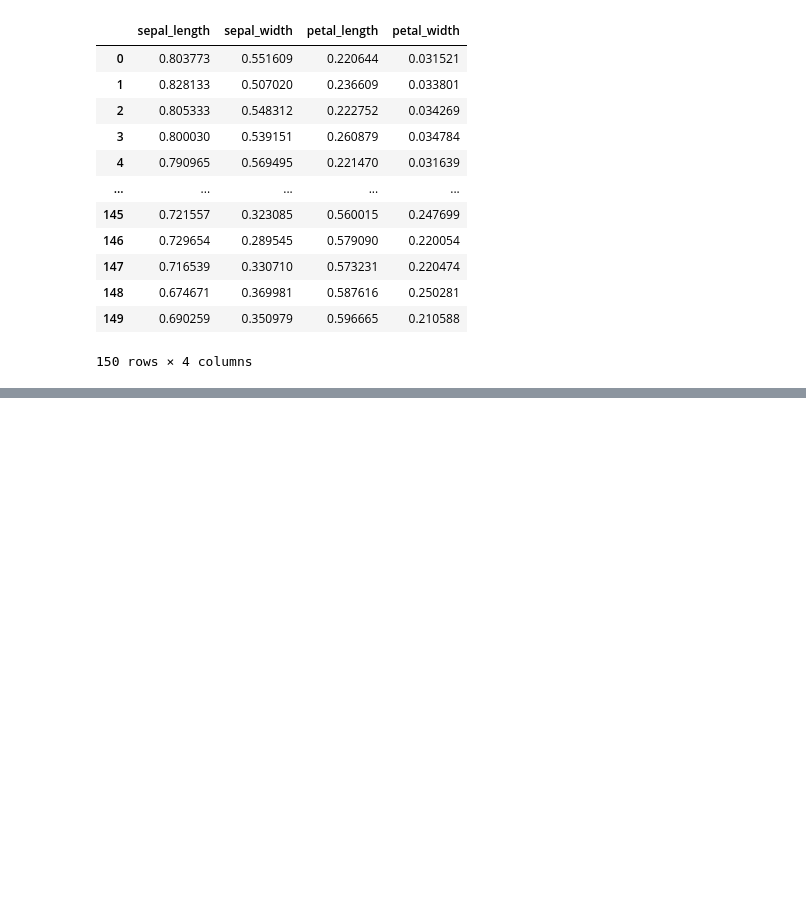
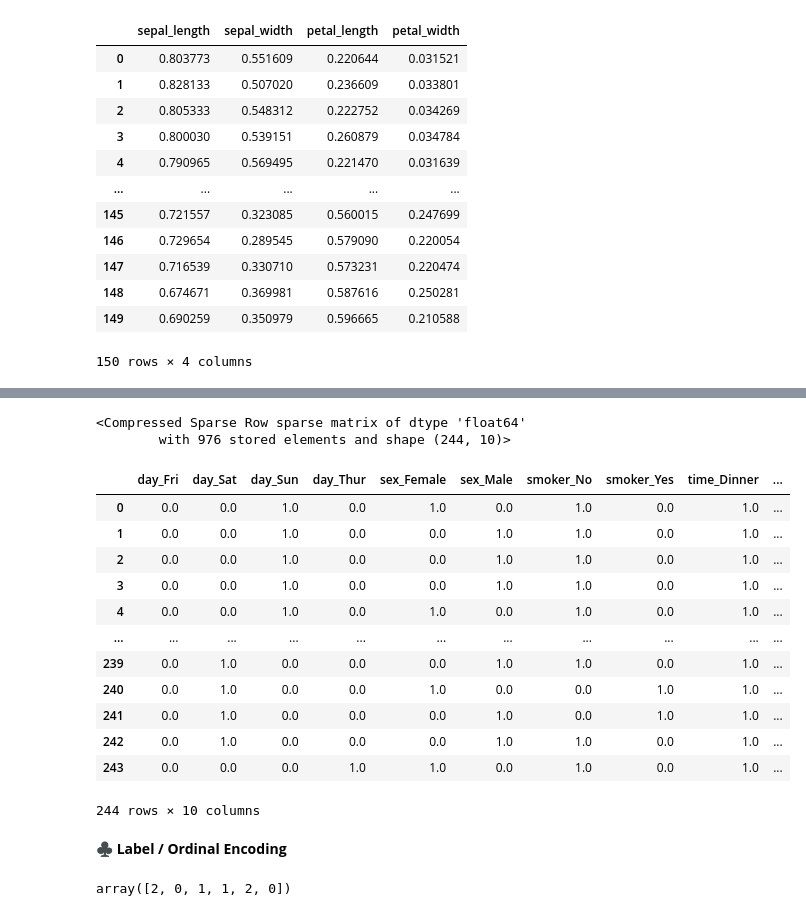
Before and after one commit to nirmal428/MachineLearning, a Jupyter notebook: FeatureEngineering.ipynb, the cells around one changed output, grey strips where cells are left out. Drawn from its saved outputs; the diff is of its cells as text; code cells hidden in the pictures; blank space fills up the shorter version.

```diff
--- a/FeatureEngineering.ipynb
+++ b/FeatureEngineering.ipynb
@@ -660,0 +749,2 @@ pd.DataFrame(normalize(df[['sepal_length','sepal_width','petal_length','petal_wi
+# %%
+df=sns.load_dataset("tips")
@@ -660,0 +762,29 @@ pd.DataFrame(normalize(df[['sepal_length','sepal_width','petal_length','petal_wi
+# %%
+ohe=OneHotEncoder()
+# %%
+encoded_data=ohe.fit_transform(df[['day','sex','smoker','time']])
+# %%
+encoded_data
+# %% [output]
+<Compressed Sparse Row sparse matrix of dtype 'float64'
+        with 976 stored elements and shape (244, 10)>
+# %%
+encoded_df=pd.DataFrame(encoded_data.toarray(),columns=ohe.get_feature_names_out())
+# %%
+encoded_df
+# %% [output]
+|  | day_Fri | day_Sat | day_Sun | day_Thur | sex_Female | sex_Male | smoker_No | smoker_Yes | time_Dinner | ... |
+| 0 | 0.0 | 0.0 | 1.0 | 0.0 | 1.0 | 0.0 | 1.0 | 0.0 | 1.0 | ... |
+| 1 | 0.0 | 0.0 | 1.0 | 0.0 | 0.0 | 1.0 | 1.0 | 0.0 | 1.0 | ... |
+| 2 | 0.0 | 0.0 | 1.0 | 0.0 | 0.0 | 1.0 | 1.0 | 0.0 | 1.0 | ... |
+| 3 | 0.0 | 0.0 | 1.0 | 0.0 | 0.0 | 1.0 | 1.0 | 0.0 | 1.0 | ... |
+| 4 | 0.0 | 0.0 | 1.0 | 0.0 | 1.0 | 0.0 | 1.0 | 0.0 | 1.0 | ... |
+| ... | ... | ... | ... | ... | ... | ... | ... | ... | ... | ... |
+| 239 | 0.0 | 1.0 | 0.0 | 0.0 | 0.0 | 1.0 | 1.0 | 0.0 | 1.0 | ... |
+| 240 | 0.0 | 1.0 | 0.0 | 0.0 | 1.0 | 0.0 | 0.0 | 1.0 | 1.0 | ... |
+| 241 | 0.0 | 1.0 | 0.0 | 0.0 | 0.0 | 1.0 | 0.0 | 1.0 | 1.0 | ... |
+| 242 | 0.0 | 1.0 | 0.0 | 0.0 | 0.0 | 1.0 | 1.0 | 0.0 | 1.0 | ... |
+| 243 | 0.0 | 0.0 | 0.0 | 1.0 | 1.0 | 0.0 | 1.0 | 0.0 | 1.0 | ... |
+244 rows × 10 columns
+# %% [markdown]
+♣ **Label / Ordinal Encoding**
@@ -660,0 +800,4 @@ pd.DataFrame(normalize(df[['sepal_length','sepal_width','petal_length','petal_wi
+# %%
+encoder.fit_transform(df['color'])
+# %% [output]
+array([2, 0, 1, 1, 2, 0])
```
Also changed, not shown: parts of 24 cells of this notebook.
